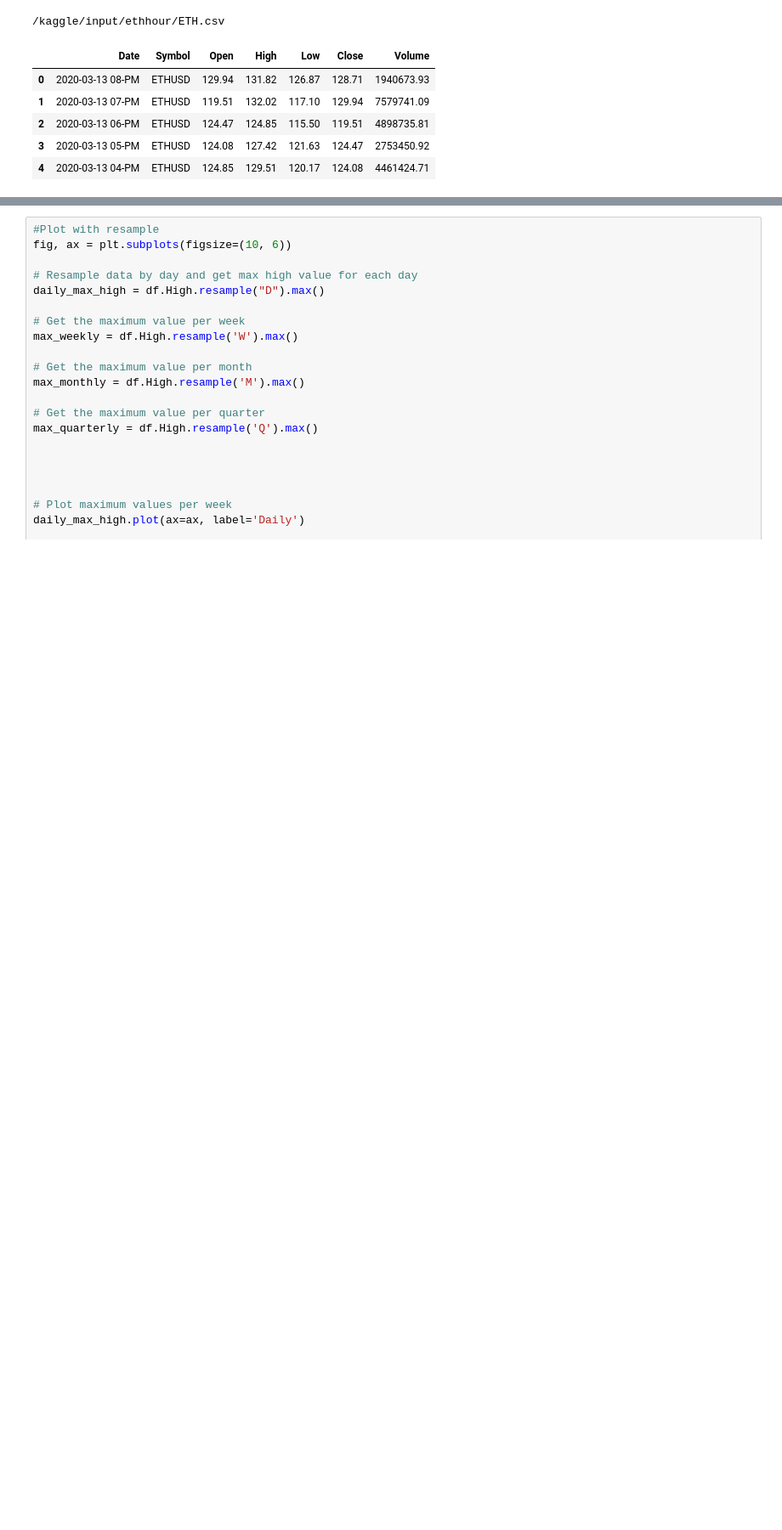
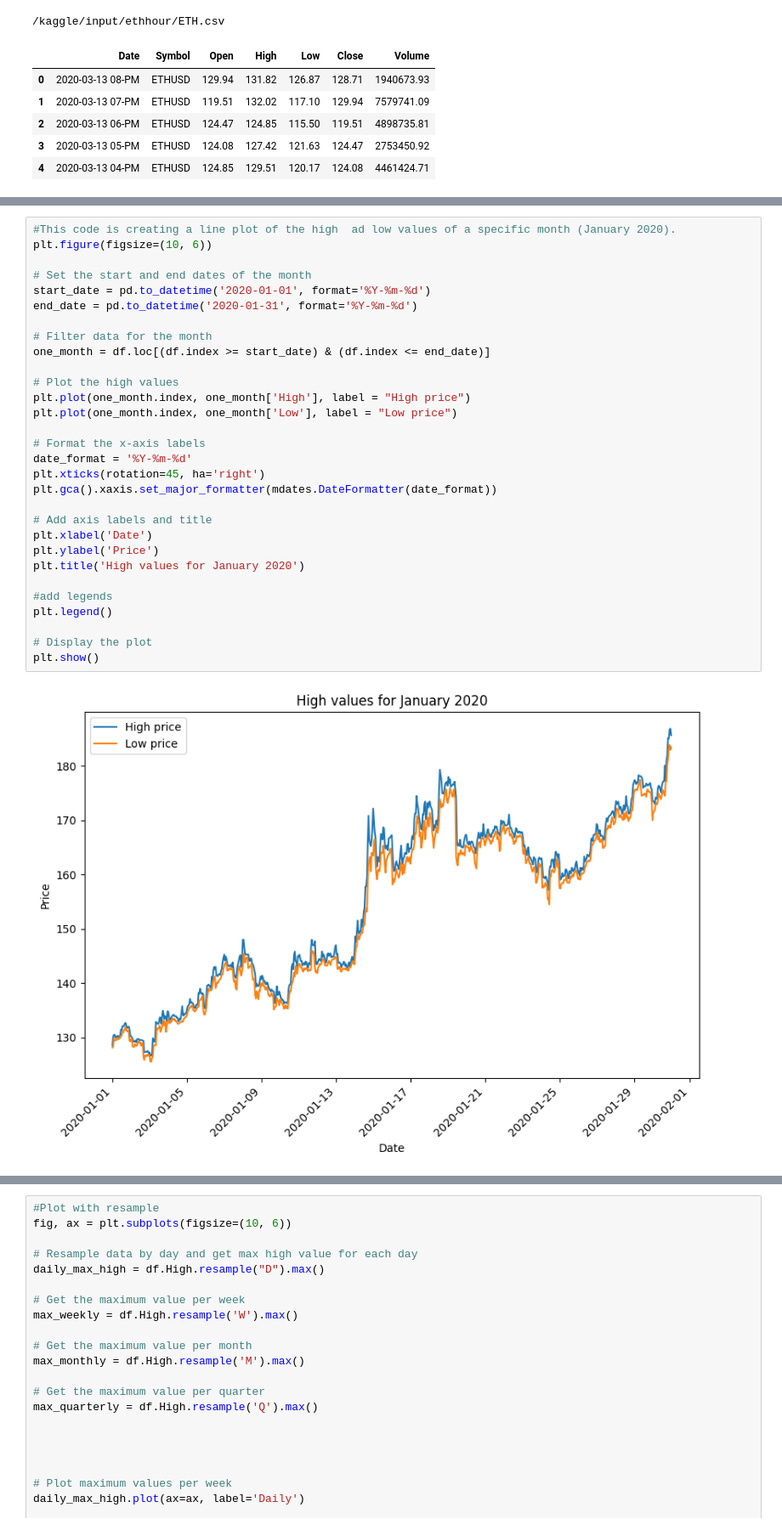
Before and after one commit to caavila96/ETH_review, a Jupyter notebook: eth-date-review.ipynb, the cells around one changed output, grey strips where cells are left out. Shown at 85% size. Drawn from its saved outputs; the diff is of its cells as text; blank space fills up the shorter version.

Commit message:
Kaggle Notebook | ETH_date_review | Version 15

```diff
--- a/eth-date-review.ipynb
+++ b/eth-date-review.ipynb
@@ -175,0 +200,32 @@ print(start_date)
+# %%
+#This code is creating a line plot of the high  ad low values of a specific month (January 2020).
+plt.figure(figsize=(10, 6))
+
+# Set the start and end dates of the month
+start_date = pd.to_datetime('2020-01-01', format='%Y-%m-%d')
+end_date = pd.to_datetime('2020-01-31', format='%Y-%m-%d')
+
+# Filter data for the month
+one_month = df.loc[(df.index >= start_date) & (df.index <= end_date)]
+
+# Plot the high values
+plt.plot(one_month.index, one_month['High'], label = "High price")
+plt.plot(one_month.index, one_month['Low'], label = "Low price")
+
+# Format the x-axis labels
+date_format = '%Y-%m-%d'
+plt.xticks(rotation=45, ha='right')
+plt.gca().xaxis.set_major_formatter(mdates.DateFormatter(date_format))
+
+# Add axis labels and title
+plt.xlabel('Date')
+plt.ylabel('Price')
+plt.title('High values for January 2020')
+
+#add legends
+plt.legend()
+
+# Display the plot
+plt.show()
+# %% [output]
+[figure, added]
```
Also changed, not shown: parts of 33 cells of this notebook.
